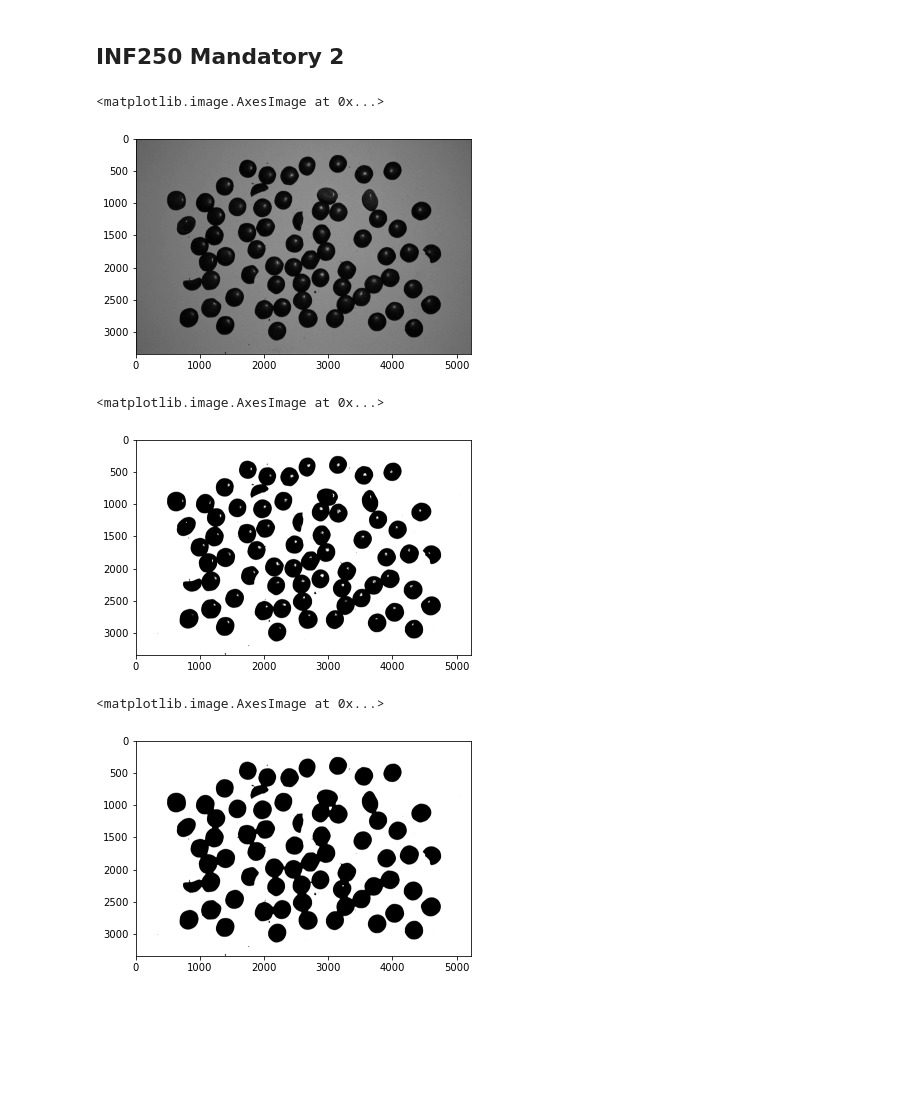
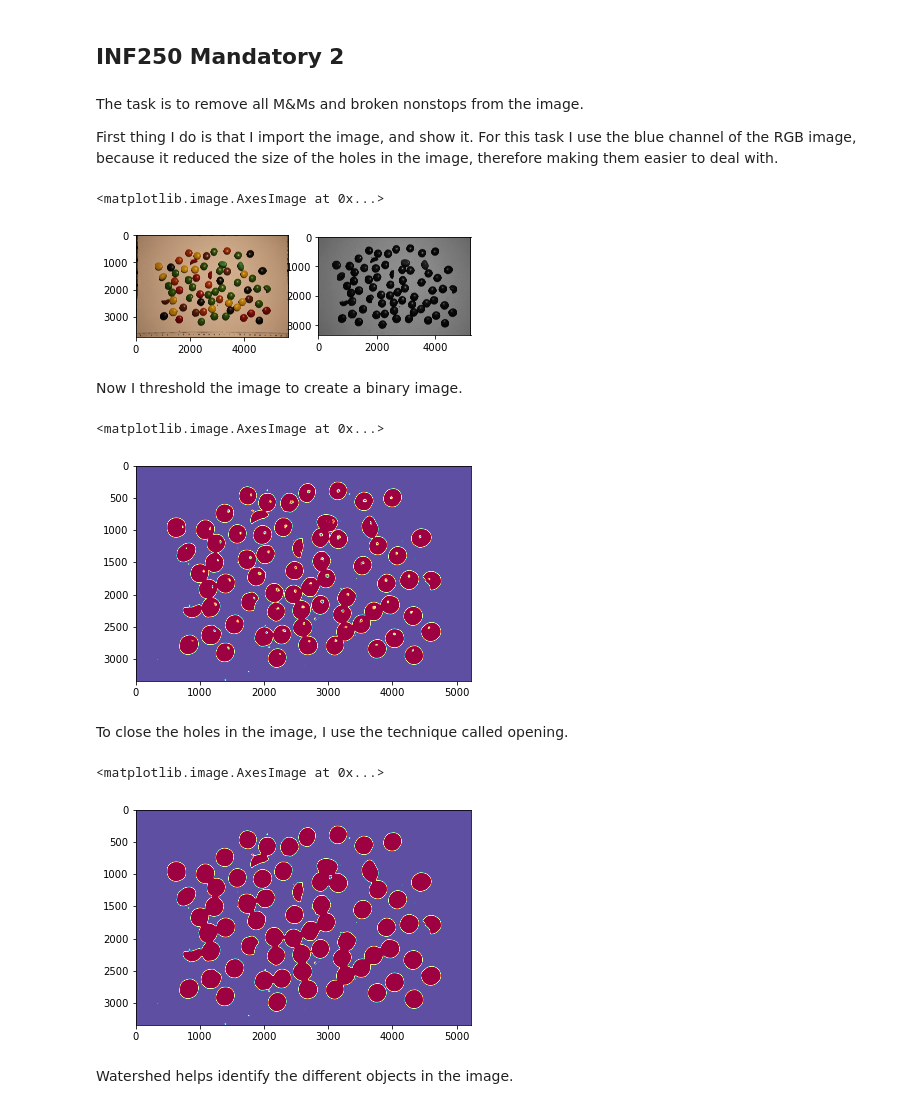
Before and after one commit to noramik/INF250-H22, a Jupyter notebook: mandatory2/mandatory2.ipynb, the cells around one changed output. Drawn from its saved outputs; the diff is of its cells as text; code cells hidden in the pictures; blank space fills up the shorter version.

```diff
--- a/mandatory2/mandatory2.ipynb
+++ b/mandatory2/mandatory2.ipynb
@@ -1,39 +1,53 @@
 # %% [markdown]
 ## INF250 Mandatory 2
+# %% [markdown]
+The task is to remove all M&Ms and broken nonstops from the image.
+
+First thing I do is that I import the image, and show it. For this task I use the blue channel of the RGB image, because it reduced the size of the holes in the image, therefore making them easier to deal with.
 # %%
 import numpy as np
 from skimage import io
 import matplotlib.pyplot as plt
 from skimage import filters, morphology, segmentation
 from scipy import ndimage as ndi
 from skimage.feature import peak_local_max
 from skimage import measure
 import math
 
 filepath = "../images/IMG_2754_nonstop_alltogether.JPG"
 image = io.imread(filepath)
+fig, axes = plt.subplots(ncols=2)
+ax = axes.ravel()
+ax[0].imshow(image, cmap='gray')
 image = image[:,:,2] #Using the blue channel of the image.
 image = image[200:-200, 200:-200] # Crop image to remove noisy borders.
-plt.imshow(image, cmap='gray')
+
+ax[1].imshow(image, cmap='gray')
 # %% [output]
 <matplotlib.image.AxesImage at 0x...>
-[figure, old version]
+[figure, new version]
+# %% [markdown]
+Now I threshold the image to create a binary image.
 # %%
 # Otsu threshold
 thresh = filters.threshold_otsu(image)
 otsu_im = image > thresh
-plt.imshow(otsu_im, cmap='gray')
+plt.imshow(otsu_im, cmap='Spectral')
 # %% [output]
 <matplotlib.image.AxesImage at 0x...>
-[figure, old version]
+[figure, new version]
+# %% [markdown]
+To close the holes in the image, I use the technique called opening.
 # %%
 # Opening
 
-closed_im = morphology.opening(otsu_im, morphology.square(20))
-plt.imshow(closed_im, cmap='gray')
+opened_im = morphology.opening(otsu_im, morphology.square(22))
+plt.imshow(opened_im, cmap='Spectral')
 # %% [output]
 <matplotlib.image.AxesImage at 0x...>
-[figure, old version]
+[figure, new version]
+# %% [markdown]
+Watershed helps identify the different objects in the image.
 # %%
 # Watershed
 
```
Also changed, not shown: parts of 9 cells of this notebook.
